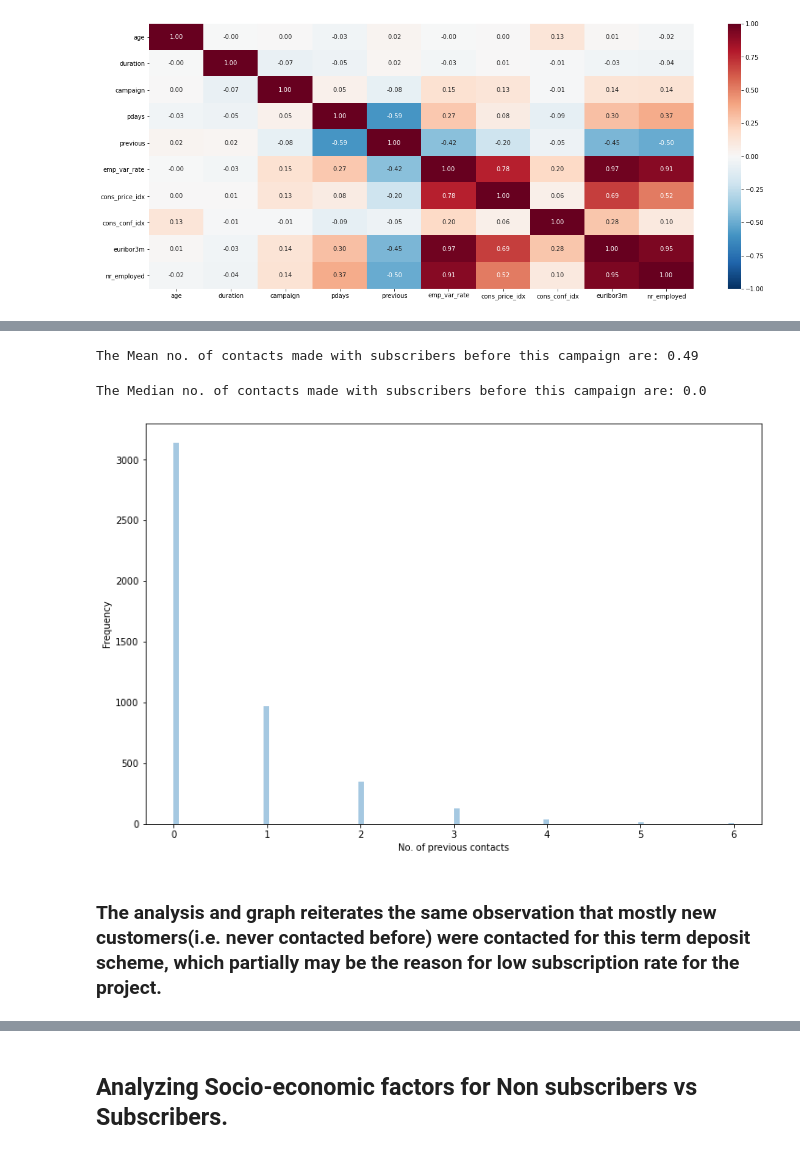
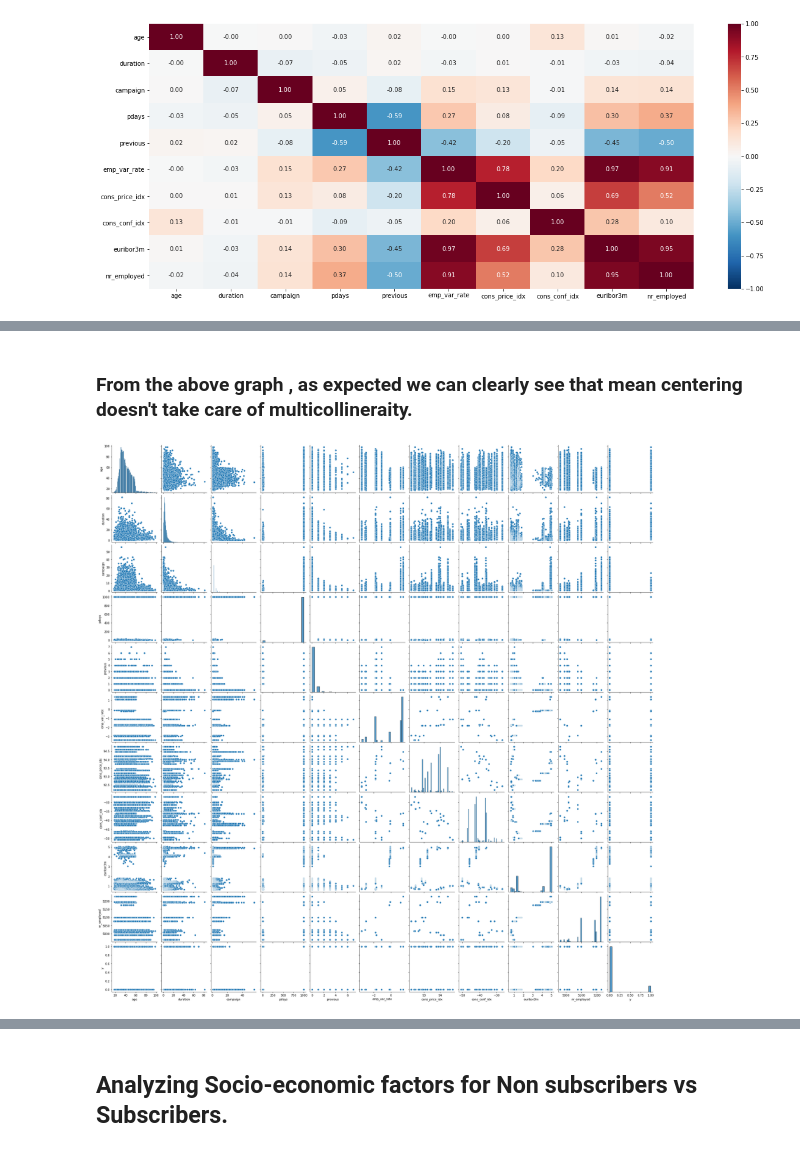
Before and after one commit to PankajMadan/Capstone_-Project_1, a Jupyter notebook: 1_bank_Exploring.ipynb, the cells around one changed output, grey strips where cells are left out. Drawn from its saved outputs; the diff is of its cells as text; code cells hidden in the pictures.

```diff
--- a/1_bank_Exploring.ipynb
+++ b/1_bank_Exploring.ipynb
@@ -440,21 +218,8 @@ plt.show()
-# %%
-# Getting mean no. of contacts made with subscribers before this campaign
-print('The Mean no. of contacts made with subscribers before this campaign are:',round(df_y1['previous'].mean(),2))
-# %% [output]
-The Mean no. of contacts made with subscribers before this campaign are: 0.49
-# %%
-# Getting Median no. of contacts made with subscribers before this campaign
-print('The Median no. of contacts made with subscribers before this campaign are:',round(df_y1['previous'].median(),2))
-# %% [output]
-The Median no. of contacts made with subscribers before this campaign are: 0.0
-# %%
-# Plotting the histogram for no. of contacts made with subscribers before this campaign.
-plt.figure(figsize=(12,8))
-sns.distplot(df_y1['previous'],bins=100,kde=False)
-plt.xlabel('No. of previous contacts')
-plt.ylabel('Frequency')
-plt.show()
-# %% [output]
-[figure, removed]
-# %% [markdown]
-### The analysis and graph reiterates the same observation that mostly new customers(i.e. never contacted before) were contacted for this term deposit scheme, which partially may be the reason for low subscription rate for the project.
+# %% [markdown]
+### From the above graph , as expected  we can clearly see that mean centering doesn't take care of multicollineraity.
+# %%
+# Plotting the pair plots of the numerical variables of the dataset
+sns.pairplot(data=num_df)
+plt.show()
+# %% [output]
+[figure, added]
```
Also changed, not shown: parts of 101 cells of this notebook, 3 other files.
